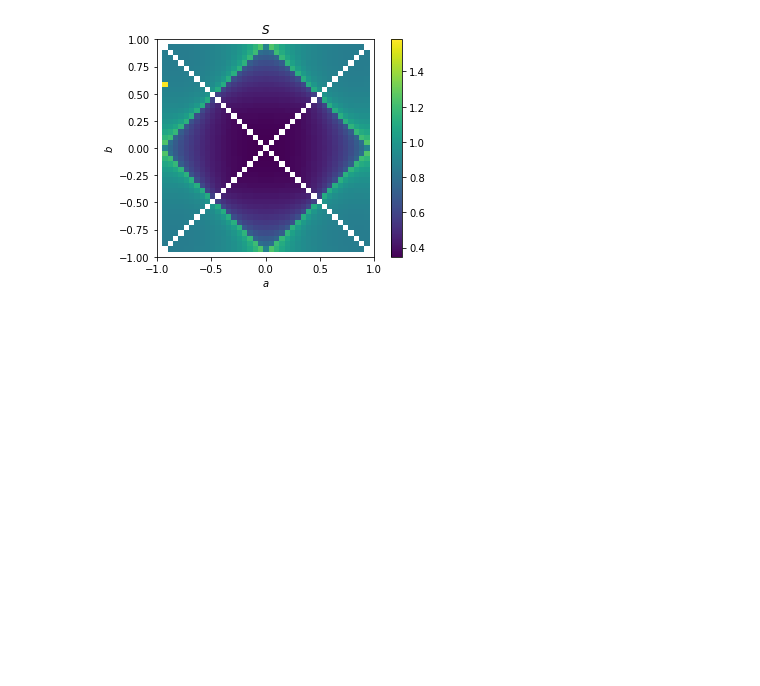
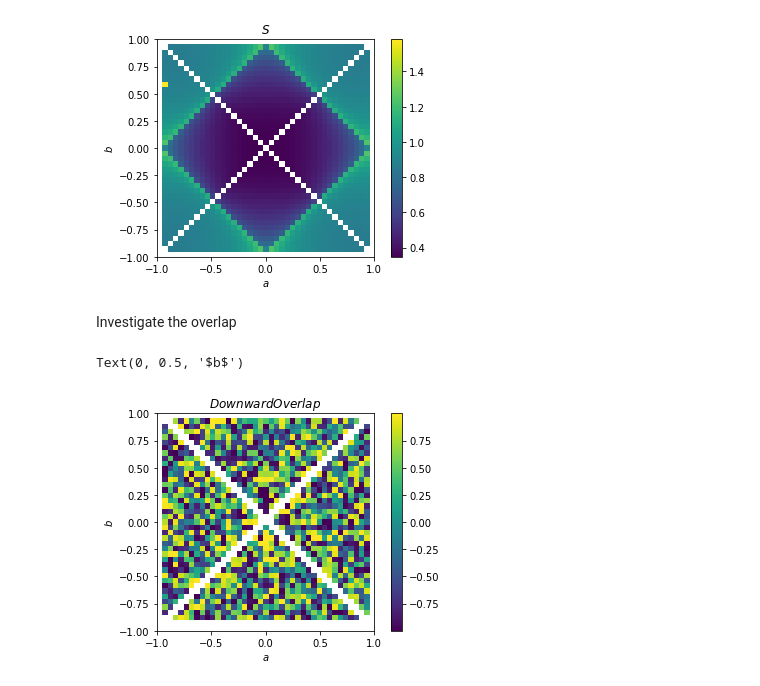
Before and after one commit to JerryChen97/KitaevLadder, a Jupyter notebook: full diagram.ipynb, the cells around one changed output. Cells and saved outputs as stored; diff of their text form; code cells hidden in the pictures; blank space fills up the shorter version.

```diff
--- a/full diagram.ipynb
+++ b/full diagram.ipynb
@@ -149,7 +149,7 @@ result = run_atomic(
     Jx=Jx,
     Jy=Jy,
     Jz=Jz,
-    L=2,
+    L=1,
     chi=100,
     max_S_err=1e-5
 )
@@ -190,3 +209,44 @@ plt.ylabel(r'$b$')
 # %% [output]
 Text(0, 0.5, '$b$')
 [figure]
+# %% [markdown]
+Investigate the overlap
+# %%
+
+def overlap(a, b, da=0, db=-b_step):
+    Jx, Jy, Jz = get_xyz(a, b, biased=False)
+    if any_J_equal_zero(Jx, Jy, Jz):
+        return np.nan
+
+    data = load_data(chi=chi, Jx=Jx, Jy=Jy, Jz=Jz, L=L, prefix=prefix)
+    if data==-1:
+        return np.nan
+    psi = data['psi']
+
+    Jx, Jy, Jz = get_xyz(a+da, b+db, biased=False)
+    if any_J_equal_zero(Jx, Jy, Jz):
+        return np.nan
+
+    data2 = load_data(chi=chi, Jx=Jx, Jy=Jy, Jz=Jz, L=L, prefix=prefix)
+    if data2==-1:
+        return np.nan
+    psi2 = data2['psi']
+
+    return psi.overlap(psi2)
+
+Overlap = np.frompyfunc(overlap, 2, 1)
+# %%
+overlap_map = Overlap(A, B)
+# %%
+overlap_map_real = [[np.real(j) for j in i] for i in overlap_map]
+# %%
+plt.imshow(overlap_map_real, extent=[a[0], a[-1], b[0], b[-1]], origin='lower',
+           cmap='viridis')
+plt.colorbar()
+plt.axis(aspect='image')
+plt.title(r"$Downward Overlap$")
+plt.xlabel(r'$a$')
+plt.ylabel(r'$b$')
+# %% [output]
+Text(0, 0.5, '$b$')
+[figure, added]
```
Also changed, not shown: parts of 1 cell of this notebook.
